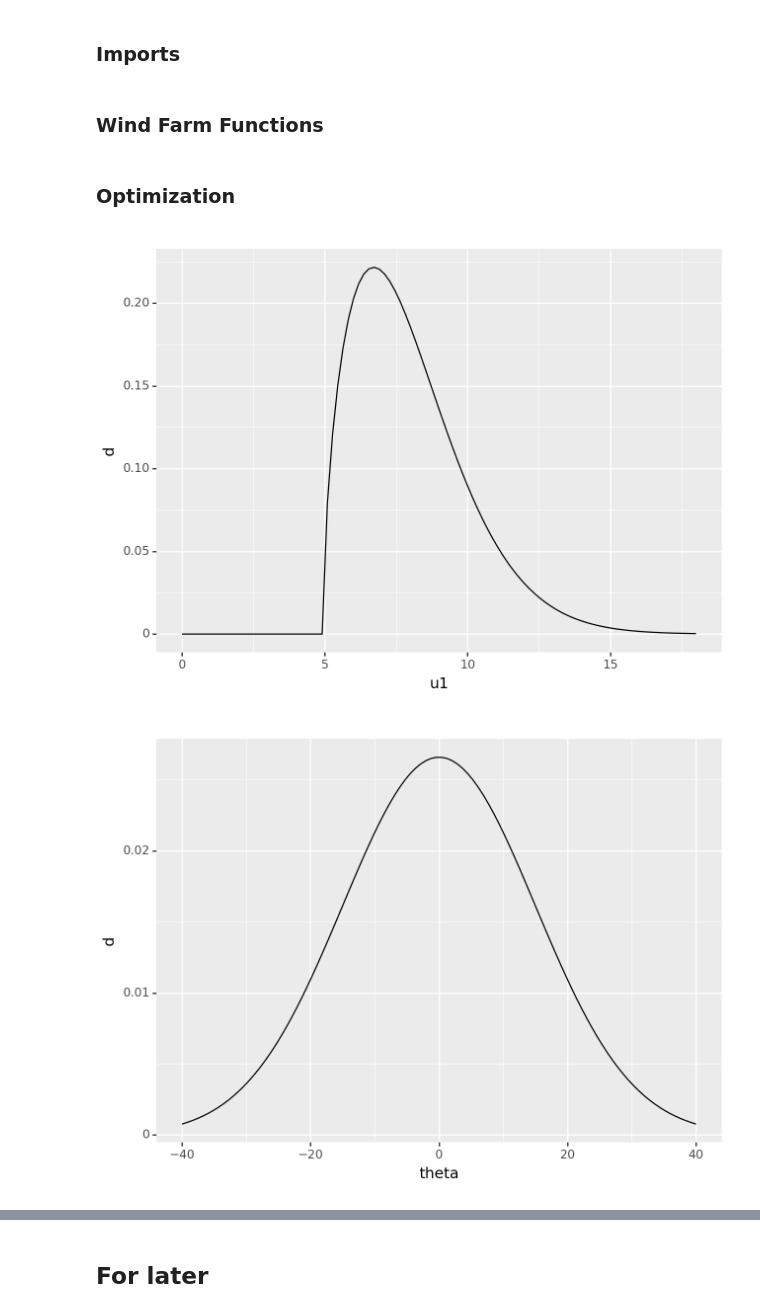
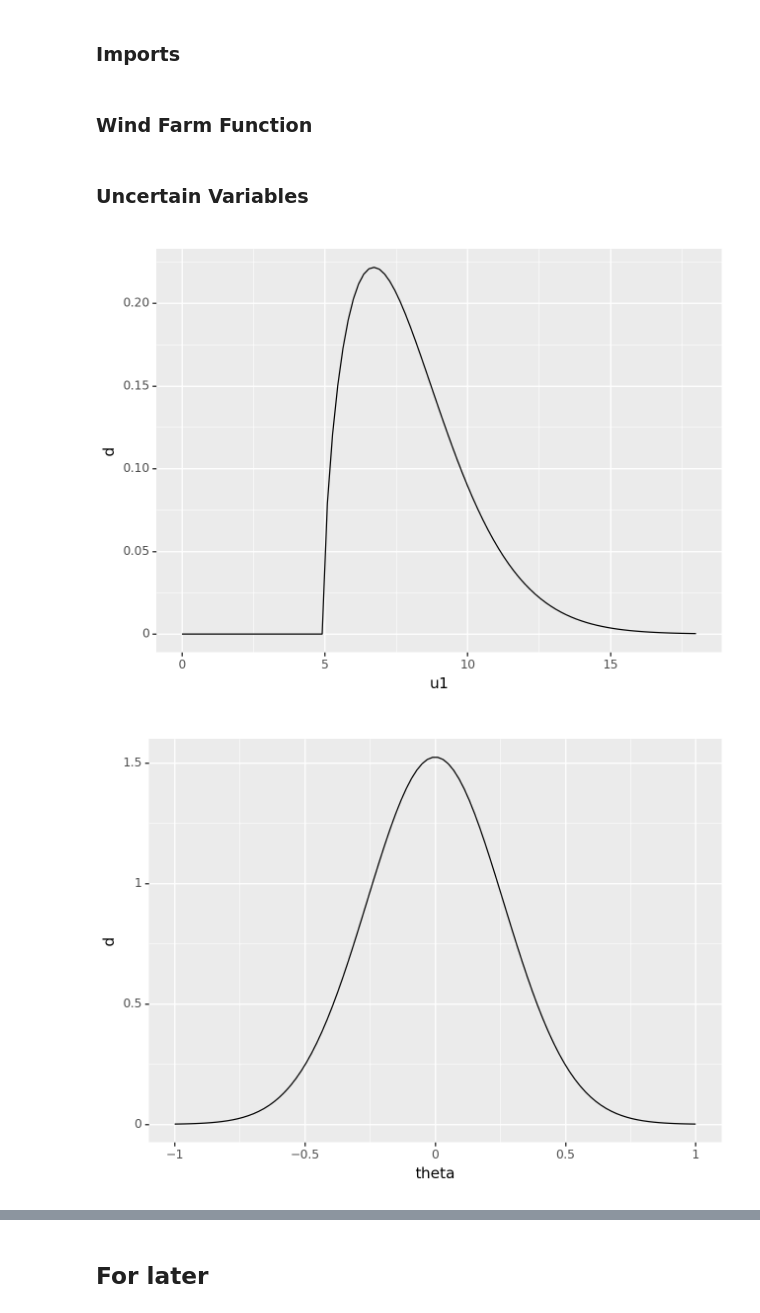
Before and after one commit to amineeva/PDO, a Jupyter notebook: final_project/optimization.ipynb, the cells around one changed output, grey strips where cells are left out. Drawn from its saved outputs; the diff is of its cells as text; code cells hidden in the pictures.

```diff
--- a/final_project/optimization.ipynb
+++ b/final_project/optimization.ipynb
@@ -18,6 +19,6 @@ DF = gr.Intention()
 
 from grama.models import make_prlc_rand
 # %% [markdown]
-### Wind Farm Functions
+### Wind Farm Function
 # %%
 # Farm Model with all equations
@@ -51,38 +134,38 @@ def windfarm_model(u, theta, kw, *args):
 # %% [markdown]
-### Optimization
+### Uncertain Variables
 # %%
 marg_u1 = gr.marg_mom("weibull_min", mean=8, sd=2, skew=1)
-marg_theta = gr.marg_mom("norm", mean=0, sd = 15)
-# marg_kw = gr.marg_mom("uniform", loc = 0.04,)
-# kw=dict(dist="uniform", loc=0.04, scale=0.035)
+marg_theta = gr.marg_mom("norm", mean=0, sd = np.deg2rad(15))
+# this one needed a different line to not center on 0
+marg_kw = MarginalNamed(d_name="uniform", d_param={"loc": 0.04, "scale": 0.035})
 
 plot1 = (
     gr.df_make(u1=gr.linspace(0, 18, 100))
     >> gr.tf_mutate(d=marg_u1.d(DF.u1))
 
     >> gr.ggplot(gr.aes("u1", "d"))
     + gr.geom_line()
 )
 
 plot2 = (
-    gr.df_make(theta=gr.linspace(-40, 40, 100))
+    gr.df_make(theta=gr.linspace(-1.0, 1.0, 100)) #0.523 rads = 30 degrees
     >> gr.tf_mutate(d=marg_theta.d(DF.theta))
 
     >> gr.ggplot(gr.aes("theta", "d"))
     + gr.geom_line()
 )
 
-# plot2 = (
-#     gr.df_make(theta=gr.linspace(-40, 40, 100))
-#     >> gr.tf_mutate(d=marg_theta.d(DF.theta))
+plot3 = (
+    gr.df_make(k_w=gr.linspace(0.03, 0.085, 100))
+    >> gr.tf_mutate(d=marg_kw.d(DF.k_w))
+    >> gr.ggplot(gr.aes("k_w", "d"))
+    + gr.geom_line()
+)
 
-#     >> gr.ggplot(gr.aes("theta", "Probability Density"))
-#     + gr.geom_line()
-# )
 
 print(plot1)
 print(plot2)
-# print(plot3)
+print(plot3)
 # %% [output]
 [figure]
-[figure, old version]
+[figure, new version]
```
Also changed, not shown: parts of 7 cells of this notebook.
